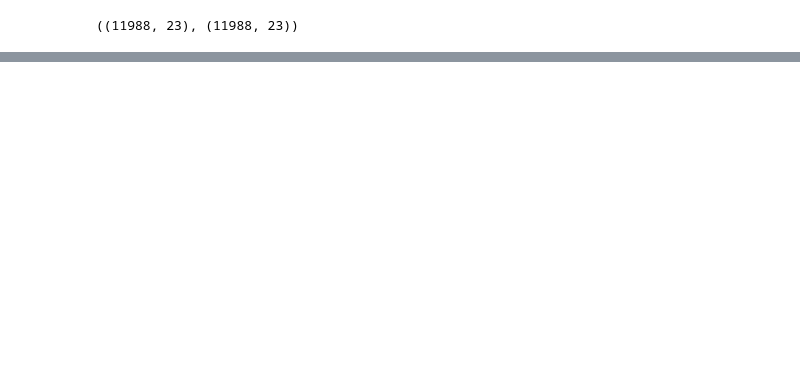
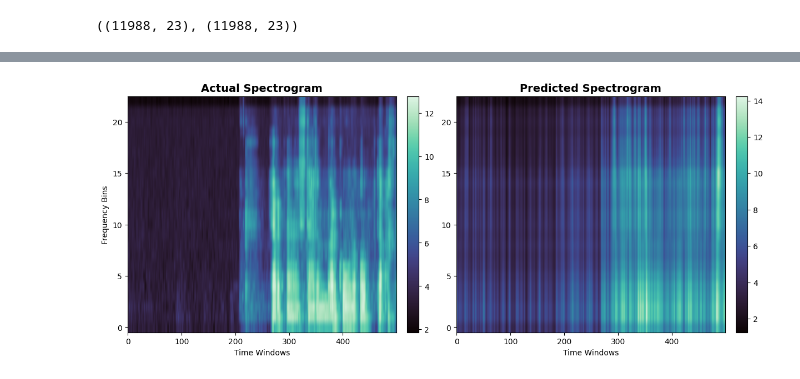
Before and after one commit to owaismujtaba/NeuroLab, a Jupyter notebook: spectrogram plot.ipynb, the cells around one changed output, grey strips where cells are left out. Saved outputs shown, nothing was run; the diff lists cells and outputs as text; code cells hidden in the pictures; blank space fills up the shorter version.

```diff
--- a/spectrogram plot.ipynb
+++ b/spectrogram plot.ipynb
@@ -51,0 +44,42 @@ for i in range(10):
+# %%
+import numpy as np
+import matplotlib.pyplot as plt
+import seaborn as sns
+
+# Plot the actual spectrogram
+start = 1000
+end = 1500
+
+
+actuals = actual[start:end]
+predicteds = predicted[start:end]
+
+def plot_spectrograms(actual, predicted, title_actual="Actual Spectrogram", title_predicted="Predicted Spectrogram"):
+    fig, axes = plt.subplots(1, 2, figsize=(12, 5), constrained_layout=True)
+
+    # Use a visually appealing colormap
+    cmap = sns.color_palette("mako", as_cmap=True)
+
+    # Plot actual spectrogram
+    im1 = axes[0].imshow(actual, aspect='auto', origin='lower', cmap=cmap)
+    axes[0].set_title(title_actual, fontsize=14, fontweight='bold')
+    axes[0].set_xlabel("Time Windows")
+    axes[0].set_ylabel("Frequency Bins")
+
+    # Plot predicted spectrogram
+    im2 = axes[1].imshow(predicted, aspect='auto', origin='lower', cmap=cmap)
+    axes[1].set_title(title_predicted, fontsize=14, fontweight='bold')
+    axes[1].set_xlabel("Time Windows")
+
+    # Add colorbars
+    cbar1 = fig.colorbar(im1, ax=axes[0], fraction=0.046, pad=0.04)
+    cbar2 = fig.colorbar(im2, ax=axes[1], fraction=0.046, pad=0.04)
+
+    plt.show()
+
+# Example usage with dummy data
+
+
+plot_spectrograms(actuals.T, predicteds.T)
+# %% [output]
+[figure, added]
```
Also changed, not shown: parts of 1 cell of this notebook, 9 other files.
